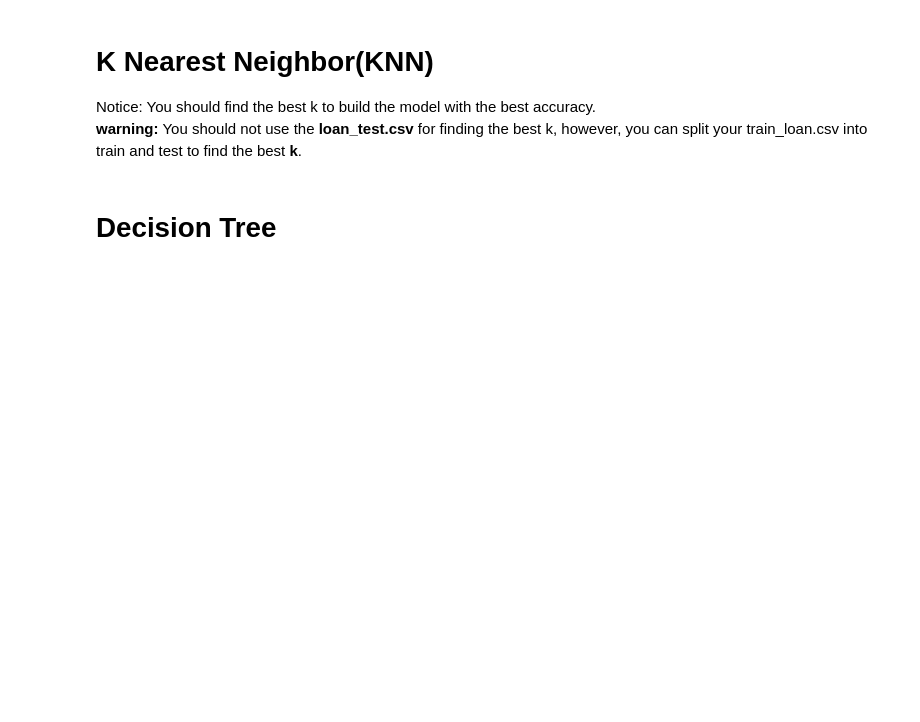
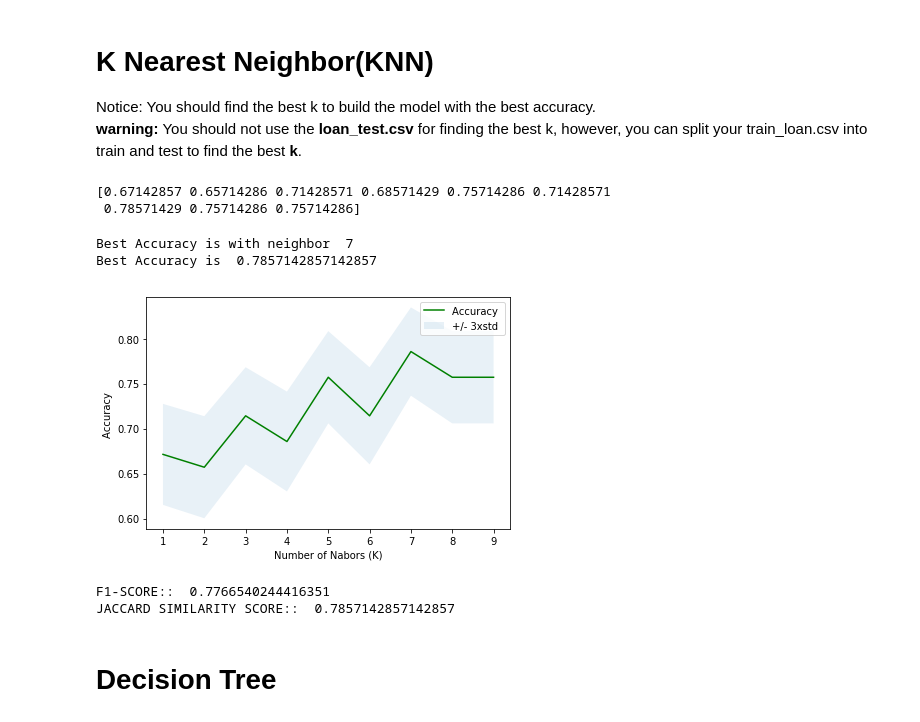
Before and after one commit to HanuPriyaSaravanan/Classification, a Jupyter notebook: Notebook.ipynb, the cells around one changed output. Saved outputs shown, nothing was run; the diff lists cells and outputs as text; code cells hidden in the pictures; blank space fills up the shorter version.

```diff
--- a/Notebook.ipynb
+++ b/Notebook.ipynb
@@ -284,3 +291,6 @@ __ Notice:__
 # K Nearest Neighbor(KNN)
 Notice: You should find the best k to build the model with the best accuracy.
 **warning:** You should not use the __loan_test.csv__ for finding the best k, however, you can split your train_loan.csv into train and test to find the best __k__.
+# %%
+from sklearn.model_selection import train_test_split
+X_trainset, X_testset, y_trainset, y_testset = train_test_split( X, y, test_size=0.2, random_state=4)
@@ -287,2 +301,47 @@ Notice: You should find the best k to build the model with the best accuracy.
+# %%
+Ks = 10
+mean_acc = np.zeros((Ks-1))
+std_acc = np.zeros((Ks-1))
+for n in range(1,Ks):
+    #Train Model and Predict
+    neigh = KNeighborsClassifier(n_neighbors = n).fit(X_trainset,y_trainset)
+    knn_pred=neigh.predict(X_testset)
+    mean_acc[n-1] = metrics.accuracy_score(y_testset, knn_pred)
+    std_acc[n-1]=np.std(knn_pred==y_testset)/np.sqrt(knn_pred.shape[0])
+    #print("f1-score :: ",f1_score( y_testset, knn_pred, average='weighted'))
+
+print(mean_acc)
+# %% [output]
+[0.67142857 0.65714286 0.71428571 0.68571429 0.75714286 0.71428571
+ 0.78571429 0.75714286 0.75714286]
+# %%
+
+knnbest = mean_acc.argmax()+1
+print("Best Accuracy is with neighbor ",knnbest)
+print("Best Accuracy is ",mean_acc.max())
+# %% [output]
+Best Accuracy is with neighbor  7
+Best Accuracy is  0.7857142857142857
+# %%
+plt.plot(range(1,Ks),mean_acc,'g')
+plt.fill_between(range(1,Ks),mean_acc - 1 * std_acc,mean_acc + 1 * std_acc, alpha=0.10)
+plt.legend(('Accuracy ', '+/- 3xstd'))
+plt.ylabel('Accuracy ')
+plt.xlabel('Number of Nabors (K)')
+plt.tight_layout()
+plt.show()
+# %% [output]
+[figure, added]
+# %%
+# F1 SCORE AND JACCARD SCORE FOR KNN WITH 7 NEIGBOURS
+from sklearn.metrics import f1_score
+from sklearn.metrics import jaccard_similarity_score
+neigh = KNeighborsClassifier(n_neighbors = 7).fit(X_trainset,y_trainset)
+knn_pred=neigh.predict(X_testset)
+print("F1-SCORE:: ",f1_score( y_testset, knn_pred, average='weighted'))
+print("JACCARD SIMILARITY SCORE:: ",jaccard_similarity_score(y_testset, knn_pred))
+# %% [output]
+F1-SCORE::  0.7766540244416351
+JACCARD SIMILARITY SCORE::  0.7857142857142857
 # %% [markdown]
 # Decision Tree
```
Also changed, not shown: parts of 54 cells of this notebook.
